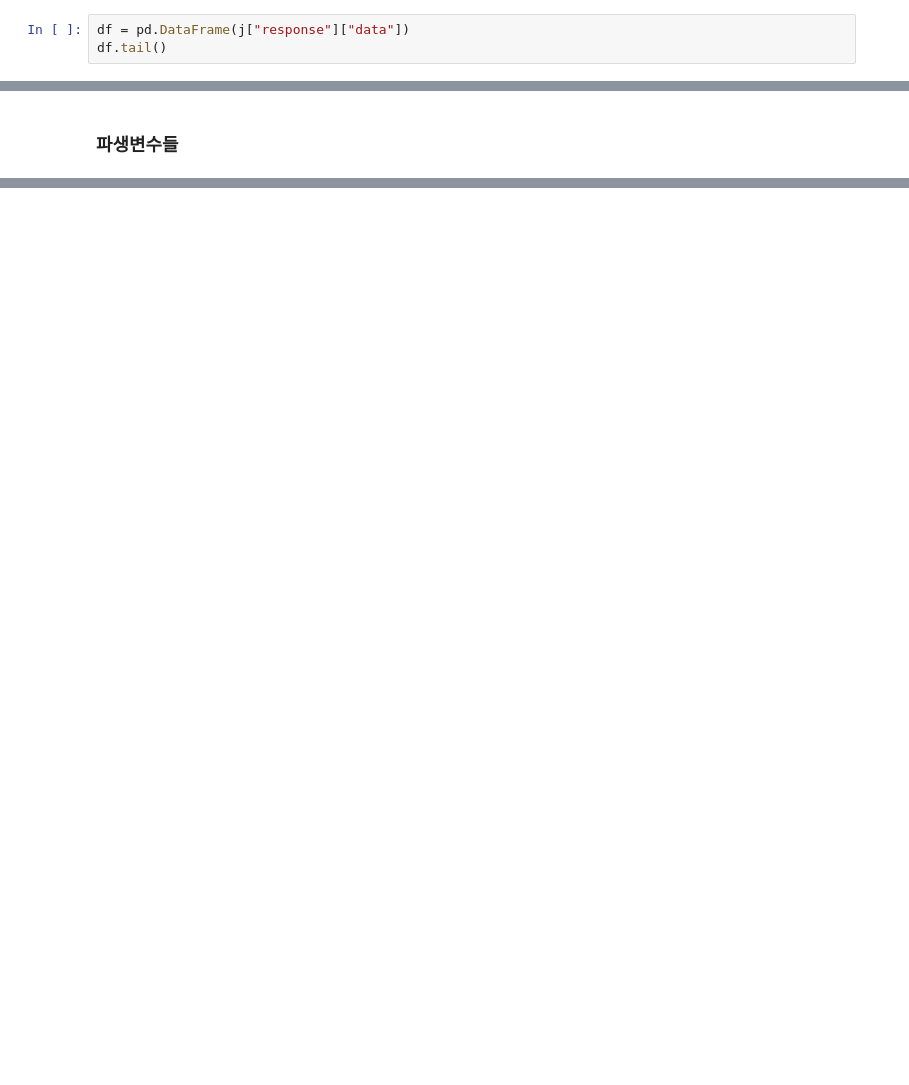
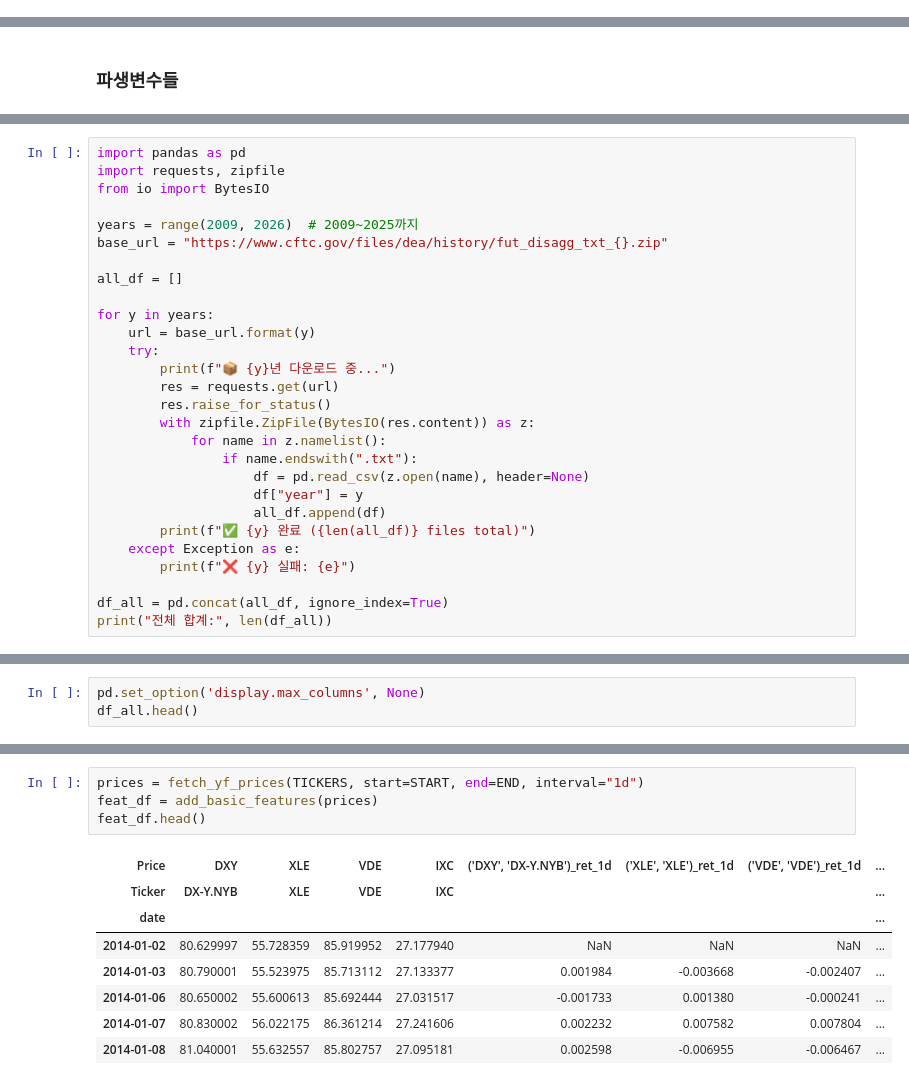
Before and after one commit to Market-Plan-B/Market-Plan-B-AI, a Jupyter notebook: market-tower/데이터.ipynb, the cells around one changed output, grey strips where cells are left out. Cells and saved outputs as stored; diff of their text form; blank space fills up the shorter version.

```diff
--- a/market-tower/데이터.ipynb
+++ b/market-tower/데이터.ipynb
@@ -159,3 +214,0 @@ rows received  : 4944
-# %%
-df = pd.DataFrame(j["response"]["data"])
-df.tail()
@@ -269,0 +441,28 @@ stocks.tail()
+# %%
+import pandas as pd
+import requests, zipfile
+from io import BytesIO
+
+years = range(2009, 2026)  # 2009~2025까지
+base_url = "https://www.cftc.gov/files/dea/history/fut_disagg_txt_{}.zip"
+
+all_df = []
+
+for y in years:
+    url = base_url.format(y)
+    try:
+        print(f"📦 {y}년 다운로드 중...")
+        res = requests.get(url)
+        res.raise_for_status()
+        with zipfile.ZipFile(BytesIO(res.content)) as z:
+            for name in z.namelist():
+                if name.endswith(".txt"):
+                    df = pd.read_csv(z.open(name), header=None)
+                    df["year"] = y
+                    all_df.append(df)
+        print(f"✅ {y} 완료 ({len(all_df)} files total)")
+    except Exception as e:
+        print(f"❌ {y} 실패: {e}")
+
+df_all = pd.concat(all_df, ignore_index=True)
+print("전체 합계:", len(df_all))
@@ -269,0 +496,3 @@ stocks.tail()
+# %%
+pd.set_option('display.max_columns', None)
+df_all.head()
@@ -269,0 +686,13 @@ stocks.tail()
+# %%
+prices = fetch_yf_prices(TICKERS, start=START, end=END, interval="1d")
+feat_df = add_basic_features(prices)
+feat_df.head()
+# %% [output]
+| Price | DXY | XLE | VDE | IXC | ('DXY', 'DX-Y.NYB')_ret_1d | ('XLE', 'XLE')_ret_1d | ('VDE', 'VDE')_ret_1d | ... |
+| Ticker | DX-Y.NYB | XLE | VDE | IXC |  |  |  | ... |
+| date |  |  |  |  |  |  |  | ... |
+| 2014-01-02 | 80.629997 | 55.728359 | 85.919952 | 27.177940 | NaN | NaN | NaN | ... |
+| 2014-01-03 | 80.790001 | 55.523975 | 85.713112 | 27.133377 | 0.001984 | -0.003668 | -0.002407 | ... |
+| 2014-01-06 | 80.650002 | 55.600613 | 85.692444 | 27.031517 | -0.001733 | 0.001380 | -0.000241 | ... |
+| 2014-01-07 | 80.830002 | 56.022175 | 86.361214 | 27.241606 | 0.002232 | 0.007582 | 0.007804 | ... |
+| 2014-01-08 | 81.040001 | 55.632557 | 85.802757 | 27.095181 | 0.002598 | -0.006955 | -0.006467 | ... |
```
Also changed, not shown: parts of 29 cells of this notebook.
